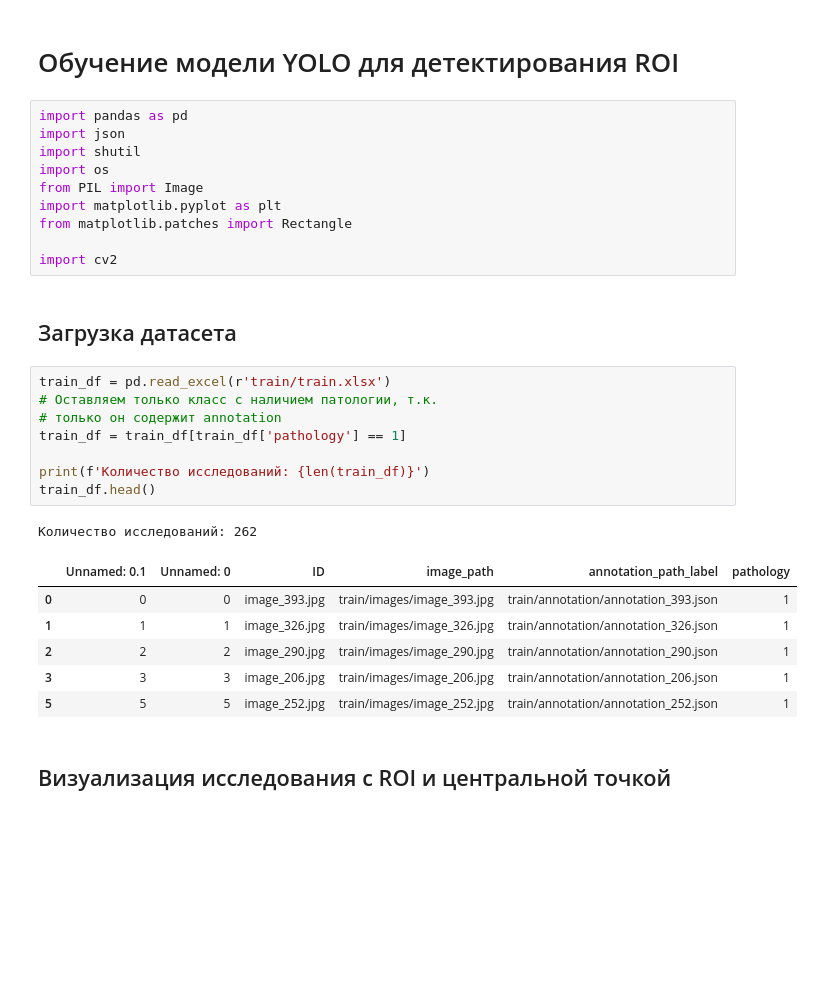
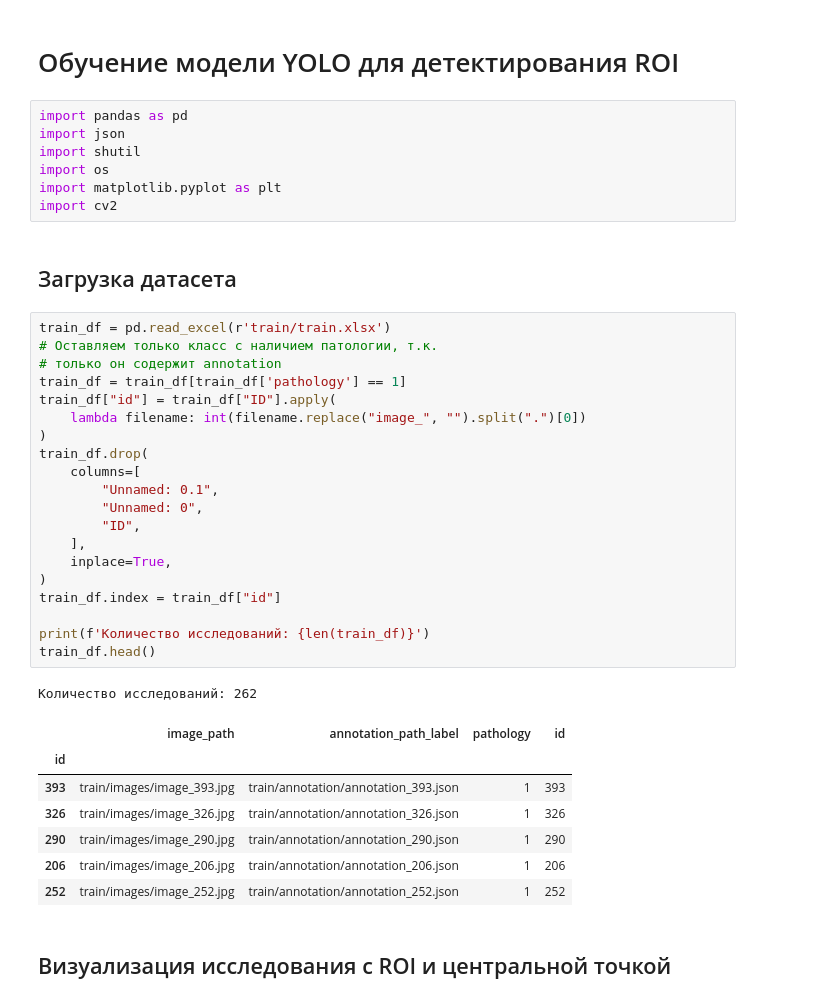
Before and after one commit to almanelis/spina_bifida, a Jupyter notebook: train_detection_model.ipynb, the cells around one changed output. Cells and saved outputs as stored; diff of their text form; blank space fills up the shorter version.

```diff
--- a/train_detection_model.ipynb
+++ b/train_detection_model.ipynb
@@ -5,29 +5,39 @@ import pandas as pd
 import json
 import shutil
 import os
-from PIL import Image
 import matplotlib.pyplot as plt
-from matplotlib.patches import Rectangle
-
 import cv2
 # %% [markdown]
 ## Загрузка датасета
 # %%
 train_df = pd.read_excel(r'train/train.xlsx')
 # Оставляем только класс с наличием патологии, т.к.
 # только он содержит annotation
 train_df = train_df[train_df['pathology'] == 1]
+train_df["id"] = train_df["ID"].apply(
+    lambda filename: int(filename.replace("image_", "").split(".")[0])
+)
+train_df.drop(
+    columns=[
+        "Unnamed: 0.1",
+        "Unnamed: 0",
+        "ID",
+    ],
+    inplace=True,
+)
+train_df.index = train_df["id"]
 
 print(f'Количество исследований: {len(train_df)}')
 train_df.head()
 # %% [output]
 Количество исследований: 262
-|  | Unnamed: 0.1 | Unnamed: 0 | ID | image_path | annotation_path_label | pathology |
-| 0 | 0 | 0 | image_393.jpg | train/images/image_393.jpg | train/annotation/annotation_393.json | 1 |
-| 1 | 1 | 1 | image_326.jpg | train/images/image_326.jpg | train/annotation/annotation_326.json | 1 |
-| 2 | 2 | 2 | image_290.jpg | train/images/image_290.jpg | train/annotation/annotation_290.json | 1 |
-| 3 | 3 | 3 | image_206.jpg | train/images/image_206.jpg | train/annotation/annotation_206.json | 1 |
-| 5 | 5 | 5 | image_252.jpg | train/images/image_252.jpg | train/annotation/annotation_252.json | 1 |
+|  | image_path | annotation_path_label | pathology | id |
+| id |  |  |  |  |
+| 393 | train/images/image_393.jpg | train/annotation/annotation_393.json | 1 | 393 |
+| 326 | train/images/image_326.jpg | train/annotation/annotation_326.json | 1 | 326 |
+| 290 | train/images/image_290.jpg | train/annotation/annotation_290.json | 1 | 290 |
+| 206 | train/images/image_206.jpg | train/annotation/annotation_206.json | 1 | 206 |
+| 252 | train/images/image_252.jpg | train/annotation/annotation_252.json | 1 | 252 |
 # %% [markdown]
 ## Визуализация исследования с ROI и центральной точкой
 # %%
```
Also changed, not shown: parts of 6 cells of this notebook, 19 other files.
